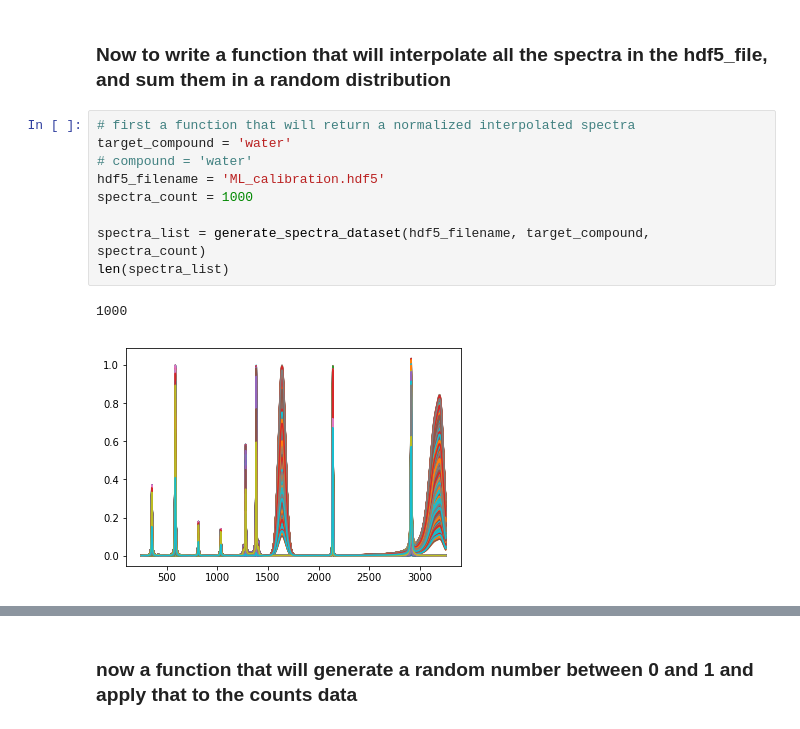
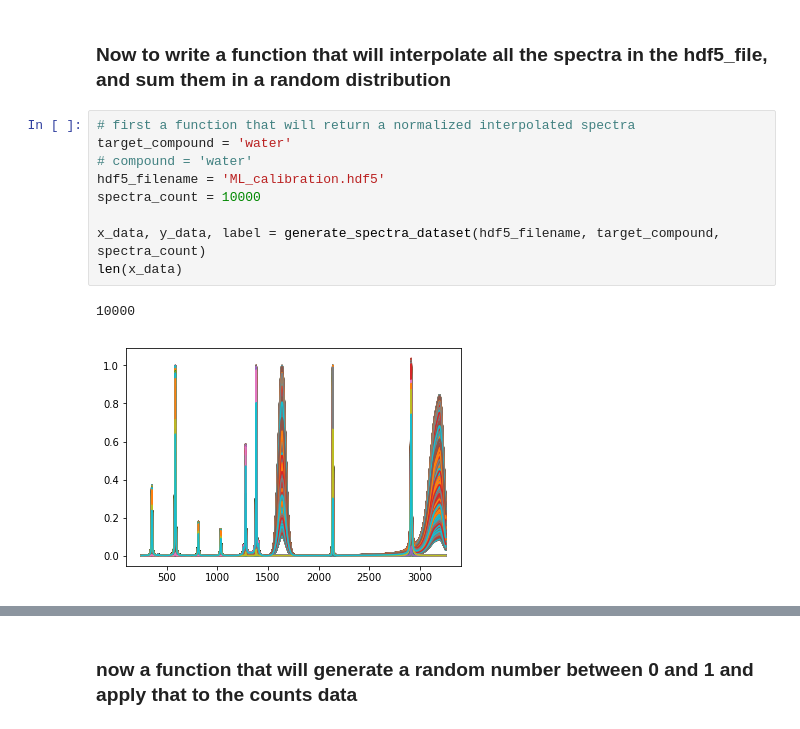
Before and after one commit to raman-noodles/raman-spectra-decomp-analysis, a Jupyter notebook: development/ML_dataset_dev.ipynb, the cells around one changed output, grey strips where cells are left out. Cells and saved outputs as stored; diff of their text form.

```diff
--- a/development/ML_dataset_dev.ipynb
+++ b/development/ML_dataset_dev.ipynb
@@ -40,15 +38,15 @@ carbon monoxide
 # %%
 # first a function that will return a normalized interpolated spectra
 target_compound = 'water'
 # compound = 'water'
 hdf5_filename = 'ML_calibration.hdf5'
-spectra_count = 1000
+spectra_count = 10000
 
-spectra_list = generate_spectra_dataset(hdf5_filename, target_compound, spectra_count)
-len(spectra_list)
+x_data, y_data, label = generate_spectra_dataset(hdf5_filename, target_compound, spectra_count)
+len(x_data)
 # %% [output]
-1000
+10000
-[figure, old version]
+[figure, new version]
 # %%
 def generate_spectra_dataset(hdf5_filename, target_compound, spectra_count):
     """
```
Also changed, not shown: parts of 9 cells of this notebook, 4 other files.
